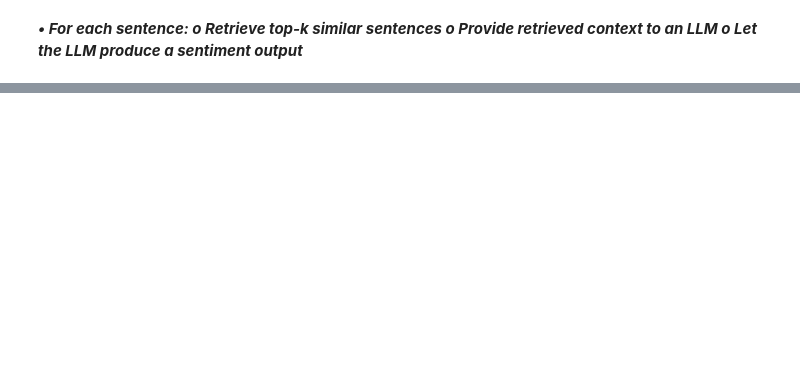
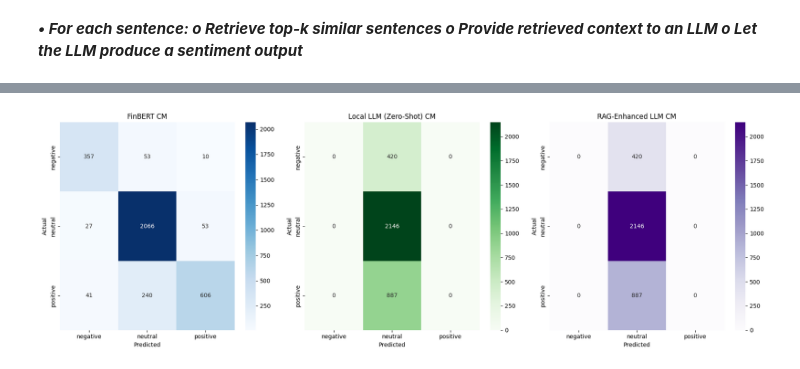
Before and after one commit to MH-Rizvi/Sentiment-Analysis-in-Financial-Text-using-RAG-LLM-FinBERT, a Jupyter notebook: notebook.ipynb, the cells around one changed output, grey strips where cells are left out. Saved outputs shown, nothing was run; the diff lists cells and outputs as text; code cells hidden in the pictures; blank space fills up the shorter version.

```diff
--- a/notebook.ipynb
+++ b/notebook.ipynb
@@ -819,0 +752,96 @@ RAG Confusion Matrix:
+# %%
+# -----------------------------
+# 1. Compute metrics for RAG
+# -----------------------------
+from sklearn.metrics import accuracy_score, classification_report, confusion_matrix
+
+accuracy_rag = accuracy_score(data['sentiment'], data['rag_sentiment'])
+print(f"RAG Accuracy: {accuracy_rag:.4f}")
+
+report_rag = classification_report(data['sentiment'], data['rag_sentiment'], target_names=['negative', 'neutral', 'positive'], output_dict=True)
+print("RAG Classification Report:\n", classification_report(data['sentiment'], data['rag_sentiment'], target_names=['negative', 'neutral', 'positive']))
+
+cm_rag = confusion_matrix(data['sentiment'], data['rag_sentiment'], labels=['negative', 'neutral', 'positive'])
+print("RAG Confusion Matrix:\n", cm_rag)
+
+
+# -----------------------------
+# 2. Update Comparison Table
+# -----------------------------
+metrics = ['precision', 'recall', 'f1-score']
+classes = ['negative','neutral','positive']
+
+rag_comparison_rows = []
+
+for cls in classes:
+    row = {
+        'Class': cls,
+        'FinBERT F1': report_finbert[cls]['f1-score'], # type: ignore
+        'LLM F1': report_llm[cls]['f1-score'], # type: ignore
+        'RAG F1': report_rag[cls]['f1-score'], # type: ignore
+    }
+    rag_comparison_rows.append(row)
+
+# Overall Accuracy
+rag_comparison_df = pd.DataFrame(rag_comparison_rows)
+rag_comparison_df.loc[len(rag_comparison_df)] = {
+    'Class': 'Overall Accuracy',
+    'FinBERT F1': accuracy_finbert,
+    'LLM F1': accuracy_llm,
+    'RAG F1': accuracy_rag
+}
+
+print("\n--- FinBERT vs Local LLM vs RAG Metric Comparison ---")
+display(rag_comparison_df)
+
+# -----------------------------
+# 3. Plot all three confusion matrices
+# -----------------------------
+fig, axes = plt.subplots(1, 3, figsize=(18, 6))
+
+# FinBERT
+sns.heatmap(cm_finbert, annot=True, fmt='d', ax=axes[0], cmap='Blues',
+            xticklabels=classes, yticklabels=classes)
+axes[0].set_title("FinBERT CM")
+axes[0].set_xlabel("Predicted")
+axes[0].set_ylabel("Actual")
+
+# Local LLM
+sns.heatmap(cm_llm, annot=True, fmt='d', ax=axes[1], cmap='Greens',
+            xticklabels=classes, yticklabels=classes)
+axes[1].set_title("Local LLM (Zero-Shot) CM")
+axes[1].set_xlabel("Predicted")
+axes[1].set_ylabel("Actual")
+
+# RAG LLM
+sns.heatmap(cm_rag, annot=True, fmt='d', ax=axes[2], cmap='Purples',
+            xticklabels=classes, yticklabels=classes)
+axes[2].set_title("RAG-Enhanced LLM CM")
+axes[2].set_xlabel("Predicted")
+axes[2].set_ylabel("Actual")
+
+plt.tight_layout()
+plt.show()
+
+
+# -----------------------------
+# 4. Final Observations
+# -----------------------------
+print("Final Observations on Model Performance:")
+print(f"- FinBERT Accuracy: {accuracy_finbert:.4f}")
+print(f"- Local LLM (Zero-Shot) Accuracy: {accuracy_llm:.4f}")
+print(f"- RAG-Enhanced LLM Accuracy: {accuracy_rag:.4f}")
+
+best_model = max([
+    ('FinBERT', accuracy_finbert),
+    ('LLM', accuracy_llm),
+    ('RAG', accuracy_rag)
+], key=lambda x: x[1])[0]
+
+print(f"\nOverall Best Performer: **{best_model}**")
+
+if accuracy_rag > accuracy_llm and accuracy_rag > accuracy_finbert:
+    print("- RAG provides a strong improvement, suggesting that using ground-truth context from similar sentences effectively guides the LLM to the correct classification.")
+elif accuracy_rag > accuracy_llm:
+    print("- RAG-Enhanced LLM is better than the Zero-Shot LLM, demonstrating the value of contextual retrieval.")
+# %% [output]
@@ -819,0 +871 @@ RAG Confusion Matrix:
+[figure, added]
```
Also changed, not shown: parts of 27 cells of this notebook, 1 other file.
